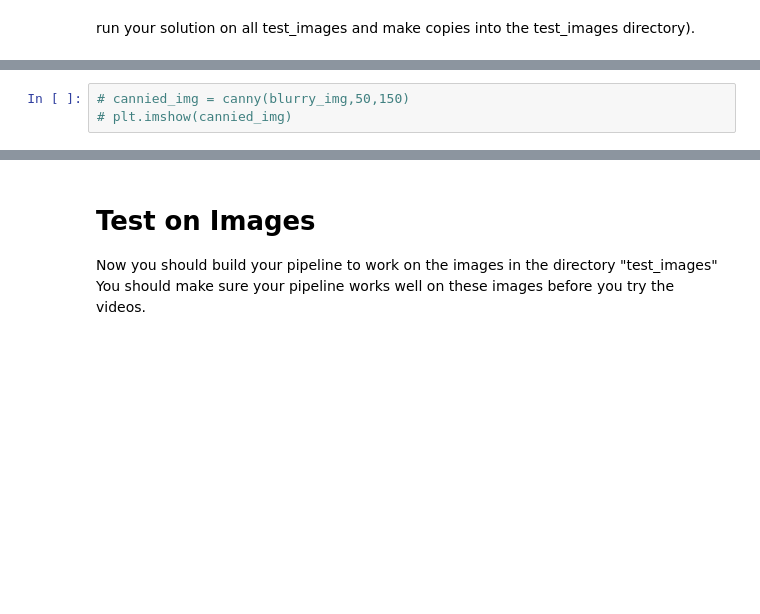
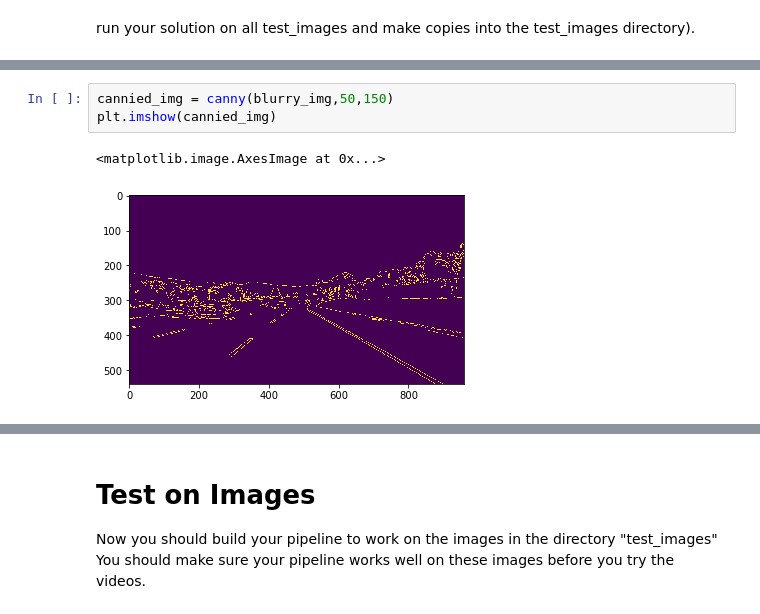
Before and after one commit to pbermell/SelfDrivingCarNanoDegree, a Jupyter notebook: Project1/P1.ipynb, the cells around one changed output, grey strips where cells are left out. Saved outputs shown, nothing was run; the diff lists cells and outputs as text; blank space fills up the shorter version.

```diff
--- a/Project1/P1.ipynb
+++ b/Project1/P1.ipynb
@@ -200,4 +207,7 @@ run your solution on all test_images and make copies into the test_images direct
 # %%
-# cannied_img = canny(blurry_img,50,150)
-# plt.imshow(cannied_img)
+cannied_img = canny(blurry_img,50,150)
+plt.imshow(cannied_img)
+# %% [output]
+<matplotlib.image.AxesImage at 0x...>
+[figure, added]
 # %%
```
Also changed, not shown: parts of 8 cells of this notebook, 18 other files.
